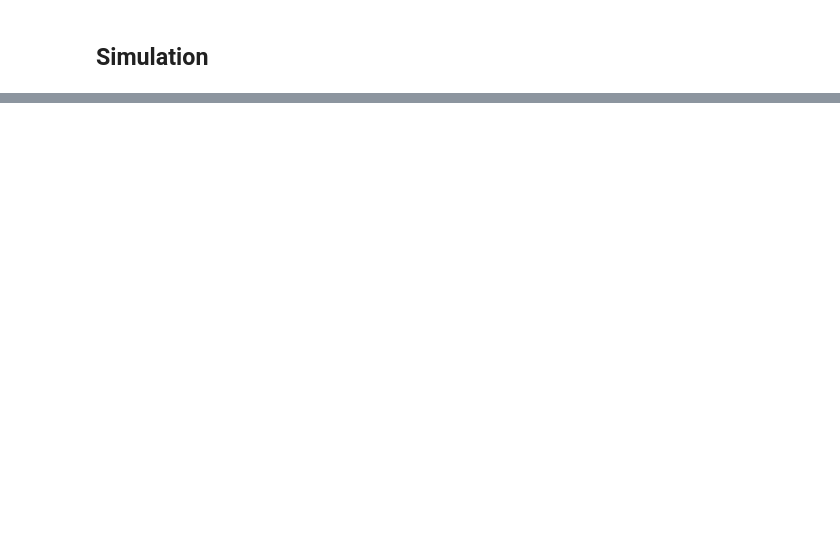
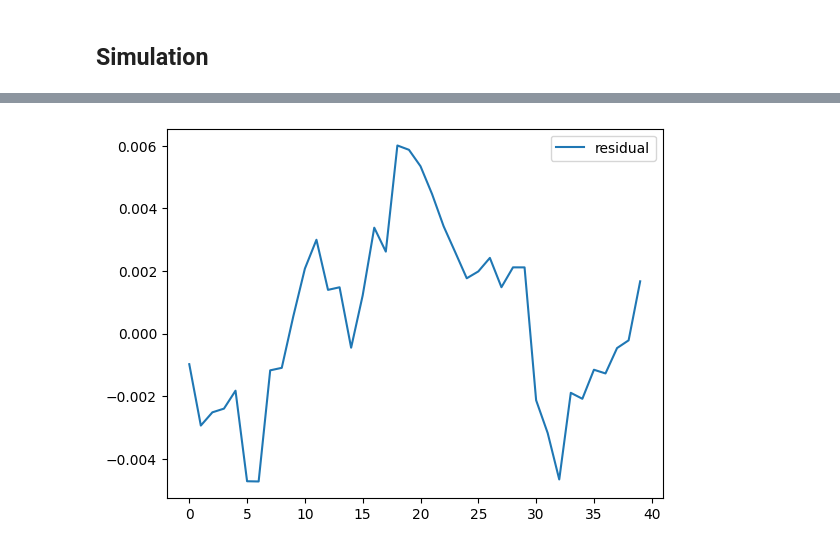
Before and after one commit to Yuanmou1212/gym-unbalanced-disk, a Jupyter notebook: ANN_shallow_ml4sc_simulation.ipynb, the cells around one changed output, grey strips where cells are left out. Drawn from its saved outputs; the diff is of its cells as text; code cells hidden in the pictures; blank space fills up the shorter version.

```diff
--- a/ANN_shallow_ml4sc_simulation.ipynb
+++ b/ANN_shallow_ml4sc_simulation.ipynb
@@ -347,0 +348,6 @@ NRMS= 0.8160183866026859
+# %%
+plt.plot(th_test[max(na,nb):50].squeeze()-output.squeeze(),label="residual")
+plt.legend()
+plt.show()
+# %% [output]
+[figure, added]
```
Also changed, not shown: parts of 6 cells of this notebook.
